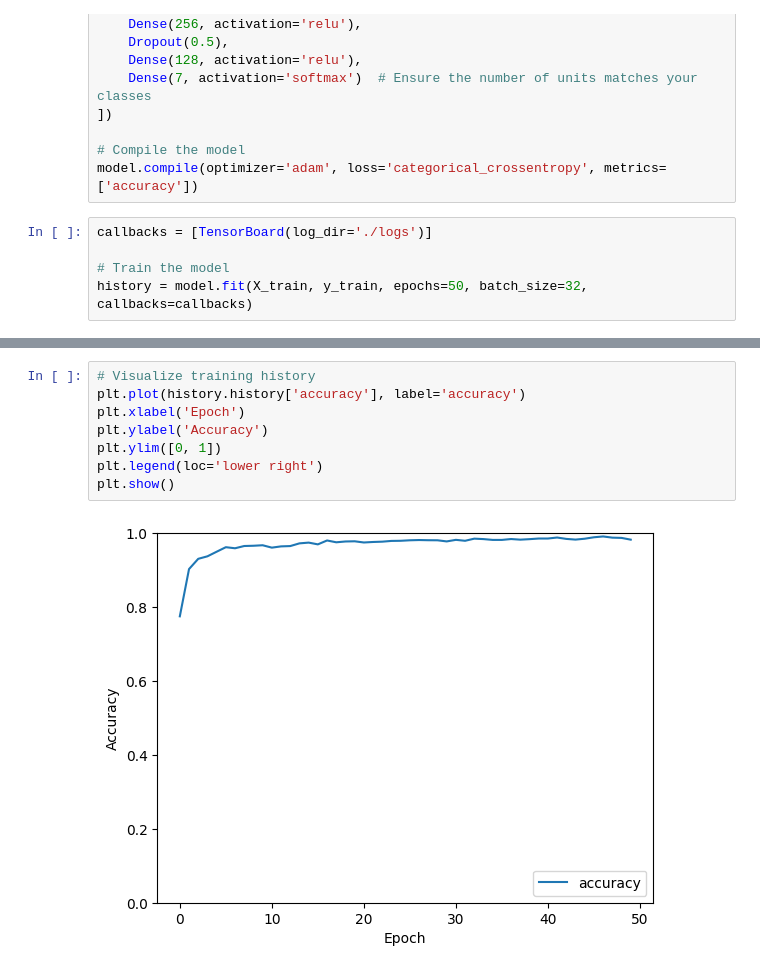
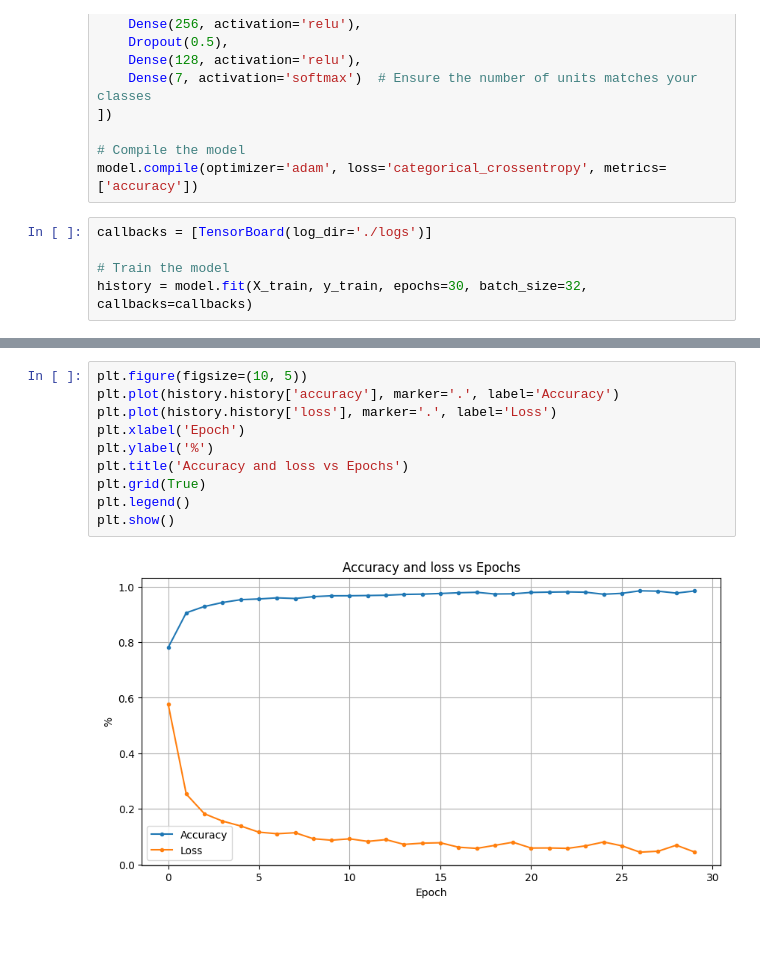
Before and after one commit to benzebra/HAR, a Jupyter notebook: CL-tensorflow/script-cl-tensorflow.ipynb, the cells around one changed output, grey strips where cells are left out. Drawn from its saved outputs; the diff is of its cells as text; blank space fills up the shorter version.

```diff
--- a/CL-tensorflow/script-cl-tensorflow.ipynb
+++ b/CL-tensorflow/script-cl-tensorflow.ipynb
@@ -71,5 +71,5 @@ model.compile(optimizer='adam', loss='categorical_crossentropy', metrics=['accur
 callbacks = [TensorBoard(log_dir='./logs')]
 
 # Train the model
-history = model.fit(X_train, y_train, epochs=50, batch_size=32, callbacks=callbacks)
+history = model.fit(X_train, y_train, epochs=30, batch_size=32, callbacks=callbacks)
 # %% [output]
@@ -117,10 +117,12 @@ Test Accuracy: 0.41
 # %%
-# Visualize training history
-plt.plot(history.history['accuracy'], label='accuracy')
+plt.figure(figsize=(10, 5))
+plt.plot(history.history['accuracy'], marker='.', label='Accuracy')
+plt.plot(history.history['loss'], marker='.', label='Loss')
 plt.xlabel('Epoch')
-plt.ylabel('Accuracy')
-plt.ylim([0, 1])
-plt.legend(loc='lower right')
+plt.ylabel('%')
+plt.title('Accuracy and loss vs Epochs')
+plt.grid(True)
+plt.legend()
 plt.show()
 # %% [output]
-[figure, old version]
+[figure, new version]
```
Also changed, not shown: parts of 3 cells of this notebook, 5 other files.
